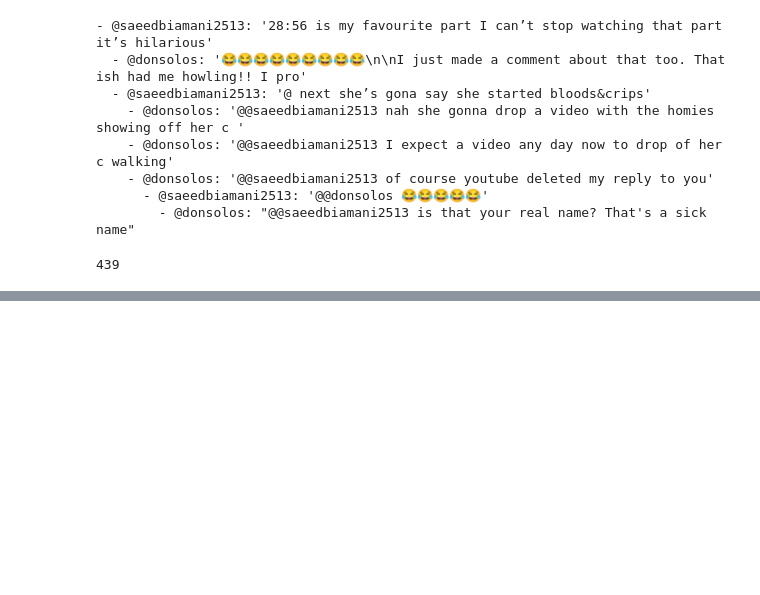
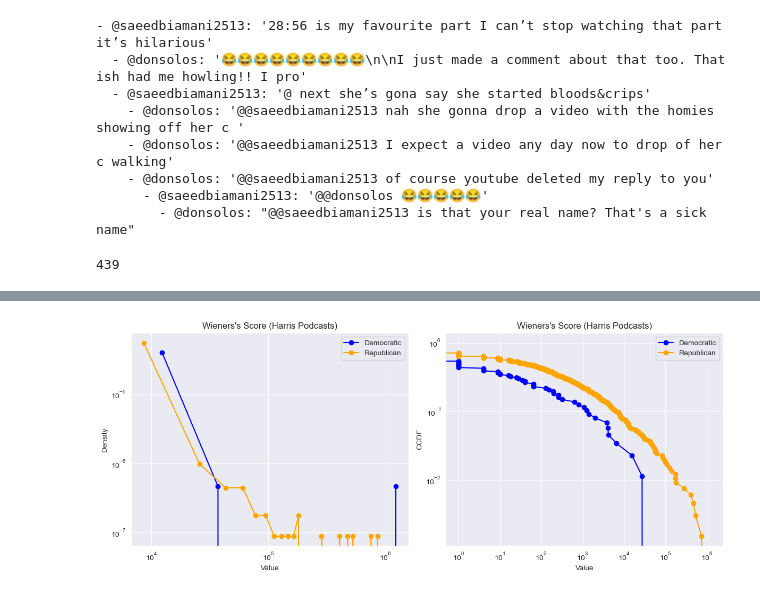
Before and after one commit to Filippo-Corti/SocialMediaMining, a Jupyter notebook: Project/YoutubeConversations.ipynb, the cells around one changed output, grey strips where cells are left out. Saved outputs shown, nothing was run; the diff lists cells and outputs as text; code cells hidden in the pictures; blank space fills up the shorter version.

```diff
--- a/Project/YoutubeConversations.ipynb
+++ b/Project/YoutubeConversations.ipynb
@@ -366,0 +489,4 @@ def plot_pdf_ccdf(
+# %%
+plot_pdf_ccdf(harris_dem_thread_wieners, harris_rep_thread_wieners, title="Wieners's Score (Harris Podcasts)", label1='Democratic', label2='Republican')
+# %% [output]
+[figure, added]
```
Also changed, not shown: parts of 17 cells of this notebook, 14 other files.
